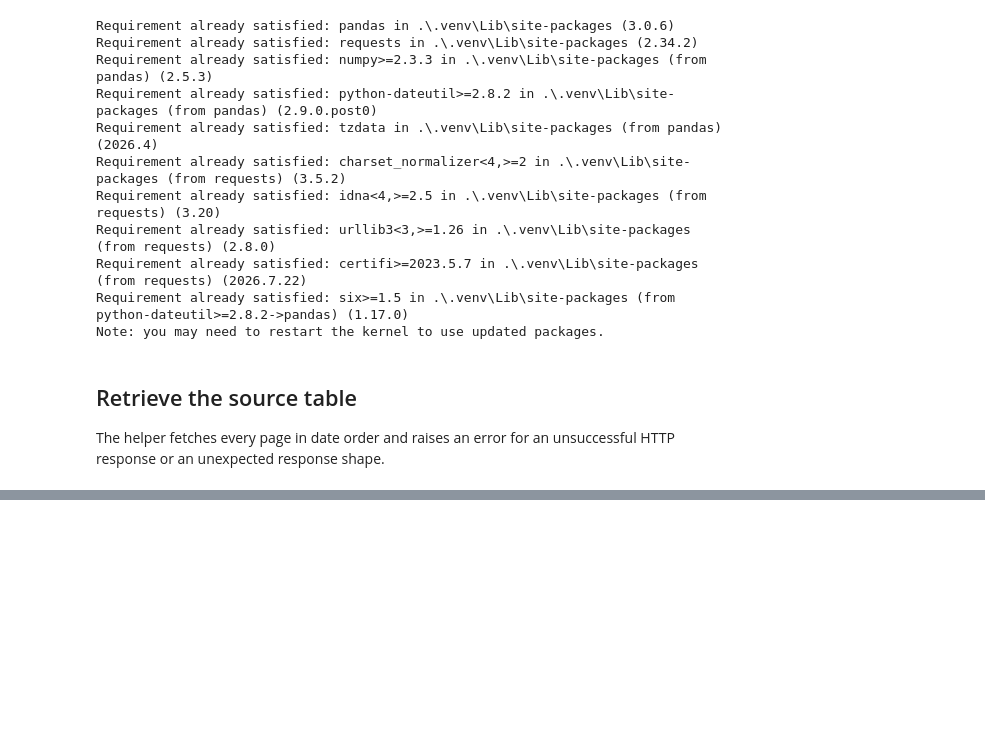
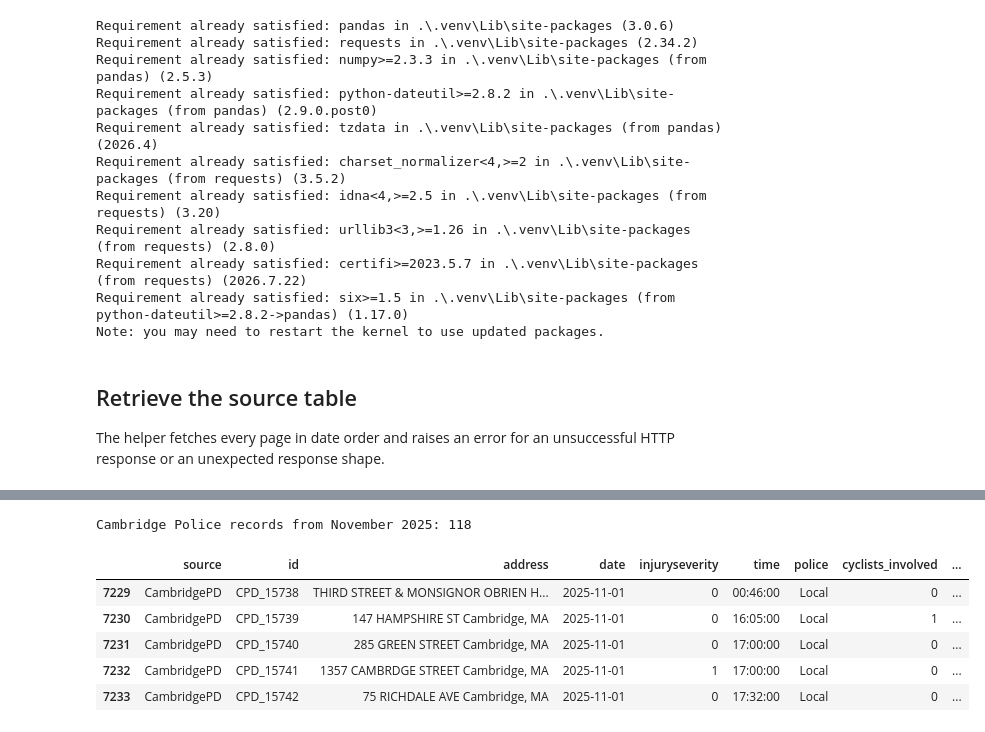
Before and after one commit to Johannes2755/mass-crash-map, a Jupyter notebook: data/cambridge-police-crash-cleaner.ipynb, the cells around one changed output, grey strips where cells are left out. Cells and saved outputs as stored; diff of their text form; code cells hidden in the pictures; blank space fills up the shorter version.

```diff
--- a/data/cambridge-police-crash-cleaner.ipynb
+++ b/data/cambridge-police-crash-cleaner.ipynb
@@ -195,3 +199,22 @@ Records with coordinates: 4822
+# %%
+november_start = pd.Timestamp("2025-11-01").date()
+december_start = pd.Timestamp("2025-12-01").date()
+
+cambridge_nov2025 = cambridge_clean.loc[
+    cambridge_clean["date"].ge(november_start)
+    & cambridge_clean["date"].lt(december_start)
+].copy()
+
+print(f"Cambridge Police records from November 2025: {len(cambridge_nov2025):,}")
+display(cambridge_nov2025.head())
+# %% [output]
+Cambridge Police records from November 2025: 118
+|  | source | id | address | date | injuryseverity | time | police | cyclists_involved | ... |
+| 7229 | CambridgePD | CPD_15738 | THIRD STREET & MONSIGNOR OBRIEN H... | 2025-11-01 | 0 | 00:46:00 | Local | 0 | ... |
+| 7230 | CambridgePD | CPD_15739 | 147 HAMPSHIRE ST Cambridge, MA | 2025-11-01 | 0 | 16:05:00 | Local | 1 | ... |
+| 7231 | CambridgePD | CPD_15740 | 285 GREEN STREET Cambridge, MA | 2025-11-01 | 0 | 17:00:00 | Local | 0 | ... |
+| 7232 | CambridgePD | CPD_15741 | 1357 CAMBRDGE STREET Cambridge, MA | 2025-11-01 | 1 | 17:00:00 | Local | 0 | ... |
+| 7233 | CambridgePD | CPD_15742 | 75 RICHDALE AVE Cambridge, MA | 2025-11-01 | 0 | 17:32:00 | Local | 0 | ... |
 # %%
 cambridge_clean.to_csv(OUTPUT_FILE, index=False)
 print(f"Saved {len(cambridge_clean):,} records to {OUTPUT_FILE.resolve()}")
```
Also changed, not shown: parts of 10 cells of this notebook, 6 other files.
